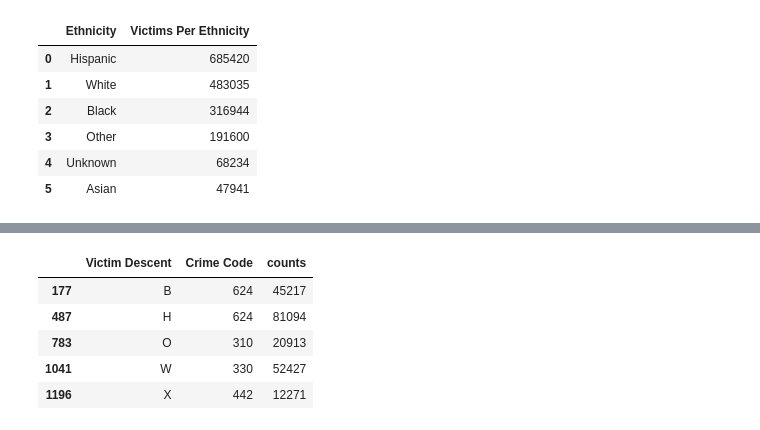
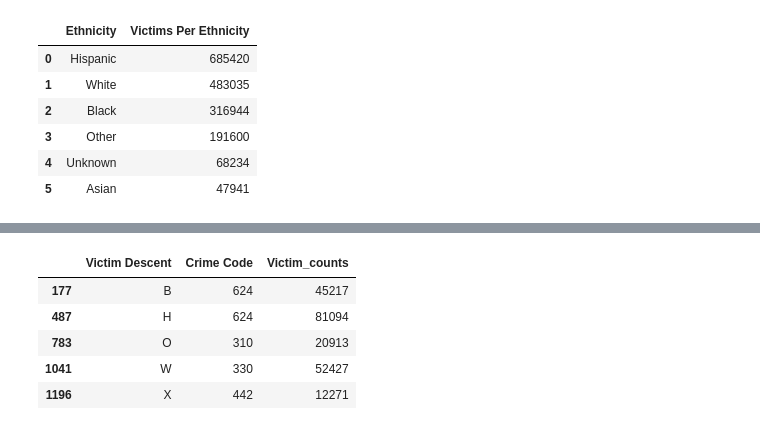
Before and after one commit to Npack08/Project_1, a Jupyter notebook: project_folder/la-crimes.ipynb, the cells around one changed output, grey strips where cells are left out. Drawn from its saved outputs; the diff is of its cells as text; code cells hidden in the pictures.

```diff
--- a/project_folder/la-crimes.ipynb
+++ b/project_folder/la-crimes.ipynb
@@ -214,23 +191,23 @@ plt.show()
 # %%
 #Create a DataFrame that contains the most frequent crime code for each ethnicity in Victim Descent
 
 #Combine the Victim Descent and Crime Code columns
-ethnicity_group = crime_data_df.groupby(["Victim Descent", "Crime Code"]).size().reset_index(name= "counts")
+ethnicity_group = crime_data_df.groupby(["Victim Descent", "Crime Code"]).size().reset_index(name= "Victim_counts")
 
 #Find the Max for each Victim Descent
-max_counts = ethnicity_group.groupby("Victim Descent")["counts"].agg("max")
+max_counts = ethnicity_group.groupby("Victim Descent")["Victim_counts"].agg("max")
 
 #Merge the combined data with the max count for Victim descent
 crime_result = pd.merge(ethnicity_group, max_counts, on="Victim Descent", suffixes = ("", "_max"))
 
-crime_result = crime_result[crime_result["counts"] == crime_result["counts_max"]]
+crime_result = crime_result[crime_result["Victim_counts"] == crime_result["Victim_counts_max"]]
 
-crime_result = crime_result.drop(columns=["counts_max"])
+crime_result = crime_result.drop(columns=["Victim_counts_max"])
 
-cleaned_crime_result = crime_result.query("counts >= 10000")
+cleaned_crime_result = crime_result.query("Victim_counts >= 10000")
 cleaned_crime_result
 # %% [output]
-|  | Victim Descent | Crime Code | counts |
+|  | Victim Descent | Crime Code | Victim_counts |
 | 177 | B | 624 | 45217 |
 | 487 | H | 624 | 81094 |
 | 783 | O | 310 | 20913 |
```
Also changed, not shown: parts of 11 cells of this notebook.
